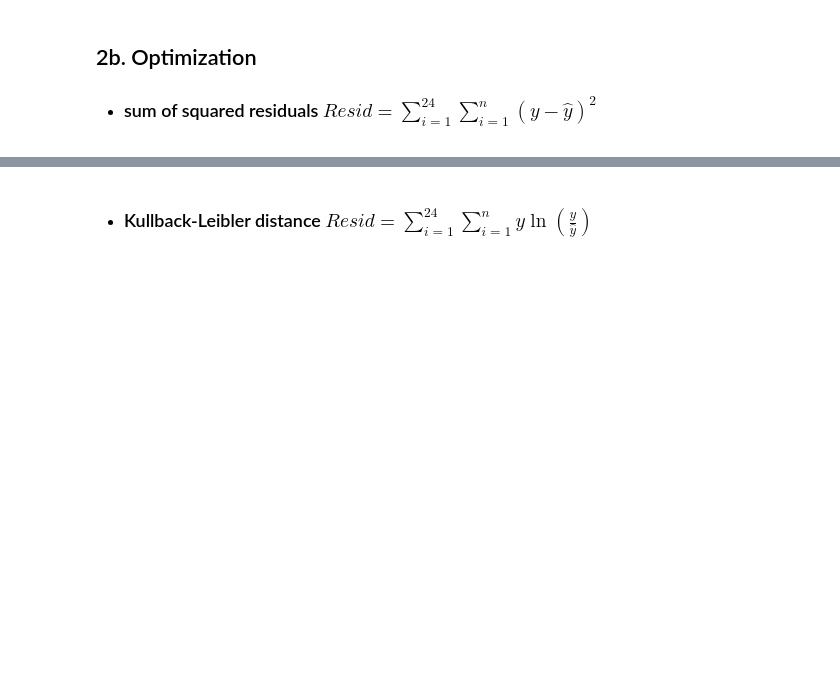
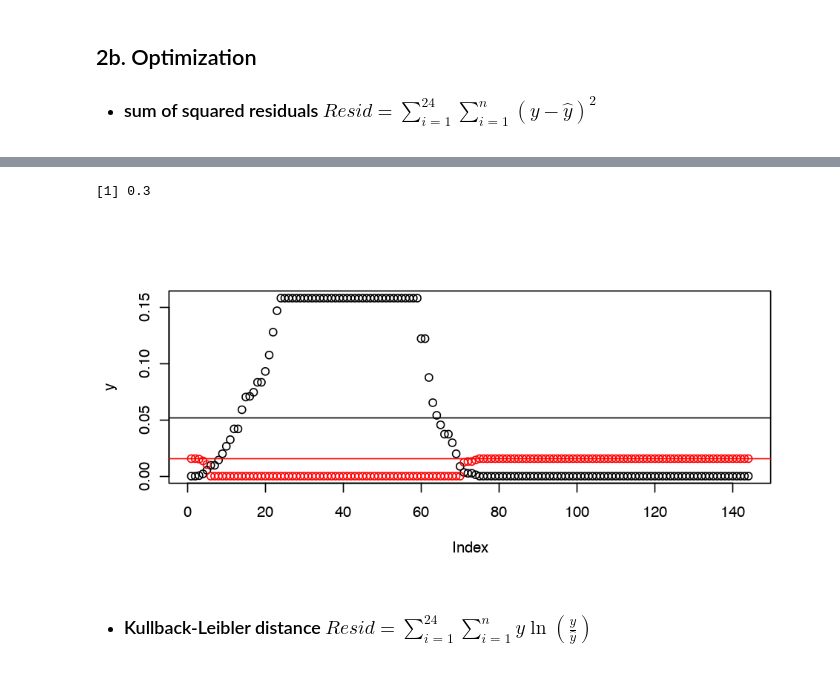
Before and after one commit to fribalet/ssPopModel, a Jupyter notebook: inst/ssMatrixModel_tests.ipynb, the cells around one changed output, grey strips where cells are left out. Cells and saved outputs as stored; diff of their text form; code cells hidden in the pictures; blank space fills up the shorter version.

Commit message:
improve respiration

```diff
--- a/inst/ssMatrixModel_tests.ipynb
+++ b/inst/ssMatrixModel_tests.ipynb
@@ -517,3 +499,23 @@ Iteration: 190 bestvalit: 4.727645 bestmemit:    0.143080    0.026314    4.56416
+# %%
+y <- (gmax2/E_star2) * Einterp # NEW VERSION
+		y[which(Einterp >= E_star2)] <- gmax2
+
+		##########################
+		## Respiration FUNCTION ## fraction of cells that shrink between t and t + dt
+		##########################
+				# Assumptions:
+				# 1) rate of respiration is a function of photosynthetic rate (gamma function)
+				# 2) rate of respiration constant (h-1) constant over the nighttime period (polysaccharide is drawn down linearly over the nighttime period)
+		c <- 1
+        resp <-  rep(mean(y) * 0.3, length(y)) # proportion of carbon storage to total carbon
+		resp <- c * (resp - y) # transform to probability to decrease size over time period
+		resp[which(resp < y)] <- 0 # probablity to decrease size class is 0 when growth rate > respiration rate
+
+			plot(y); points(resp,col=2); abline(h=c(mean(y), max(resp)),col=c(1,2))
+			print(max(resp)/mean(y))
+# %% [output]
+[1] 0.3
+[figure, added]
 # %% [markdown]
 - ### Kullback-Leibler distance $Resid = \sum_{i=1}^{24} \sum_{i=1}^{n} y \ln(\frac{y}{\hat{y}})$
 # %%
```
Also changed, not shown: parts of 24 cells of this notebook.
